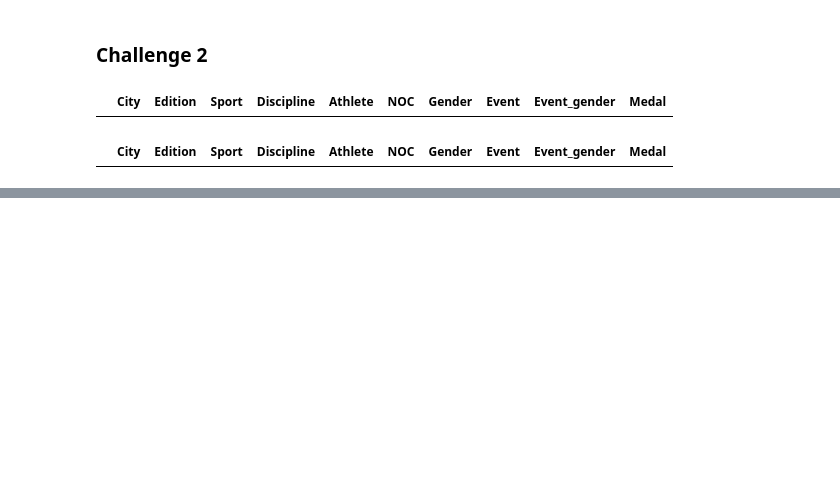
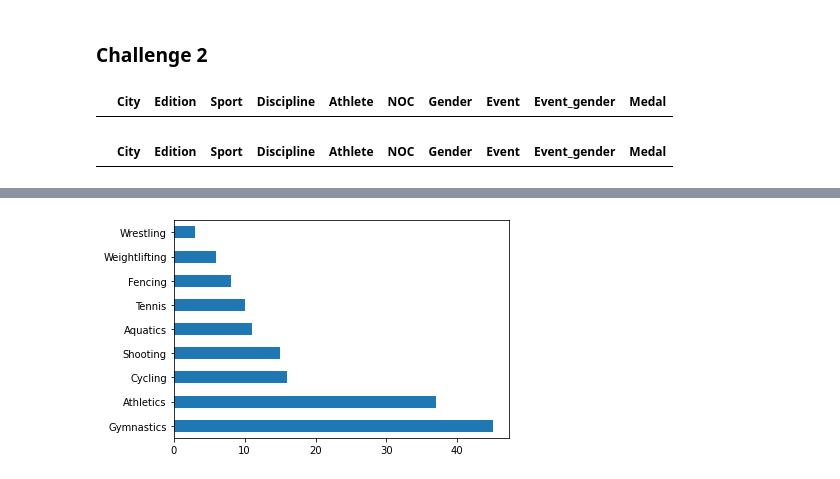
Before and after one commit to pdiksha/Olympic-Medallists-Data-Analysis---Pandas, a Jupyter notebook: Olympic Data Analysis .ipynb, the cells around one changed output, grey strips where cells are left out. Saved outputs shown, nothing was run; the diff lists cells and outputs as text; code cells hidden in the pictures; blank space fills up the shorter version.

```diff
--- a/Olympic Data Analysis .ipynb
+++ b/Olympic Data Analysis .ipynb
@@ -428,0 +457,4 @@ oo[(oo.Medal=='Gold') & (oo.Gender=='Men') & (oo.Discipline=='singles badminton'
+# %%
+fo.Sport.value_counts().plot(kind='barh');
+# %% [output]
+[figure, added]
```
Also changed, not shown: parts of 37 cells of this notebook.
